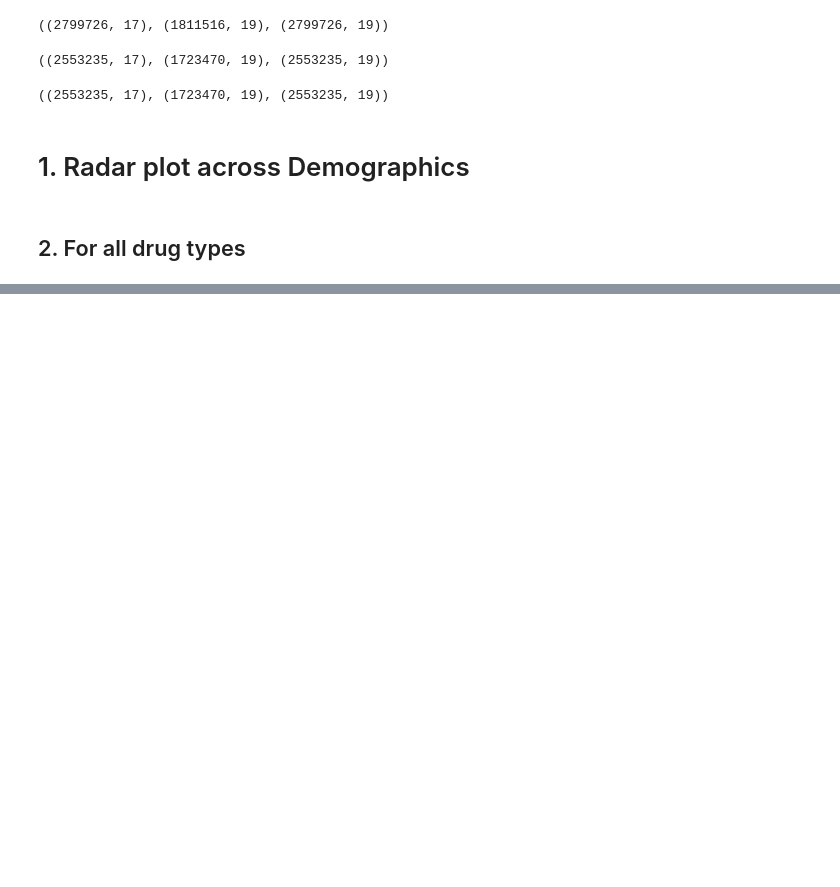
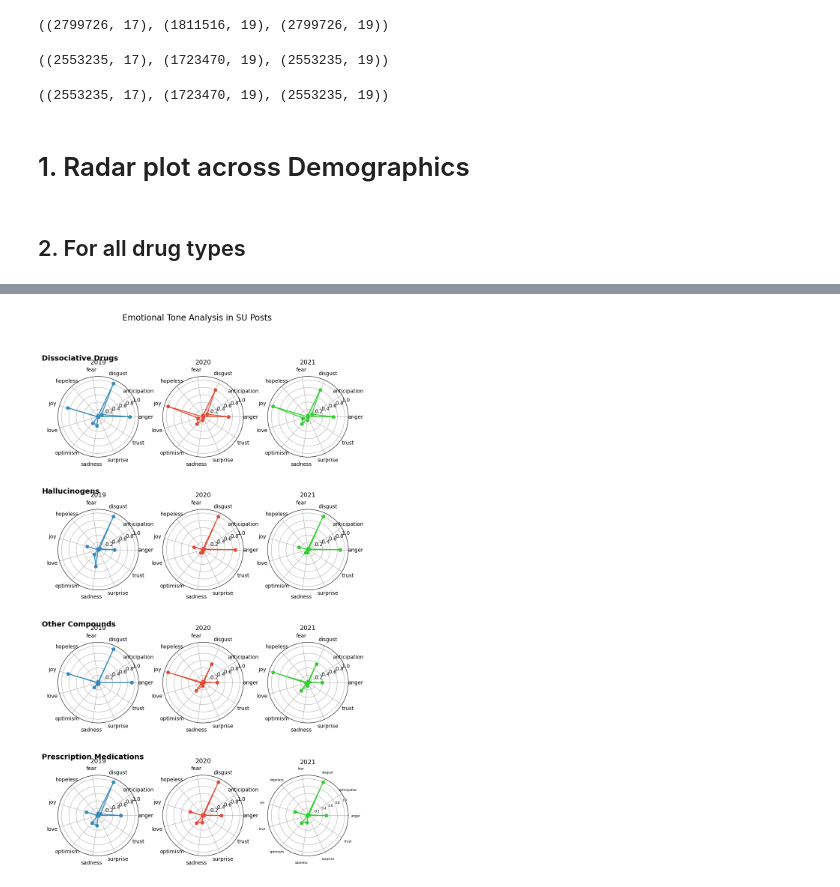
Before and after one commit to JulinaM/DemographicAnalysis, a Jupyter notebook: Emotion_Analysis.ipynb, the cells around one changed output, grey strips where cells are left out. Cells and saved outputs as stored; diff of their text form; code cells hidden in the pictures; blank space fills up the shorter version.

```diff
--- a/Emotion_Analysis.ipynb
+++ b/Emotion_Analysis.ipynb
@@ -284,0 +286,4 @@ plot_by_drug_types(df_2019, f'Emotional Tone Analysis in SU Posts for {y}',f'{y}
+# %%
+plot_by_drug_types([df_2019, df_2020, df_2021], f'Emotional Tone Analysis in SU Posts ', 'III', [ 'dissociative_drugs', 'hallucinogens','other_compounds', 'prescription_medications'])
+# %% [output]
+[figure, added]
```
Also changed, not shown: parts of 6 cells of this notebook.
